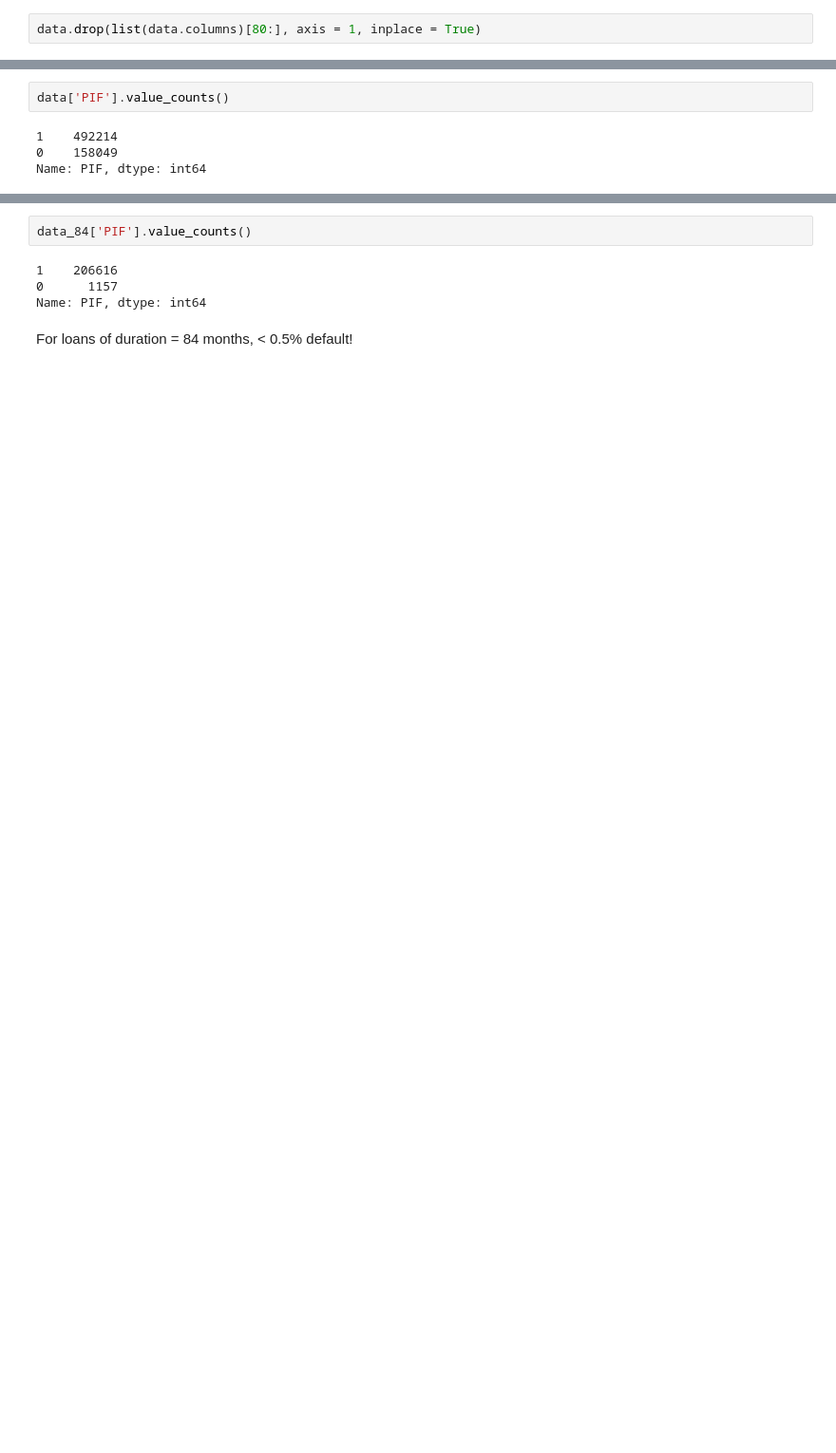
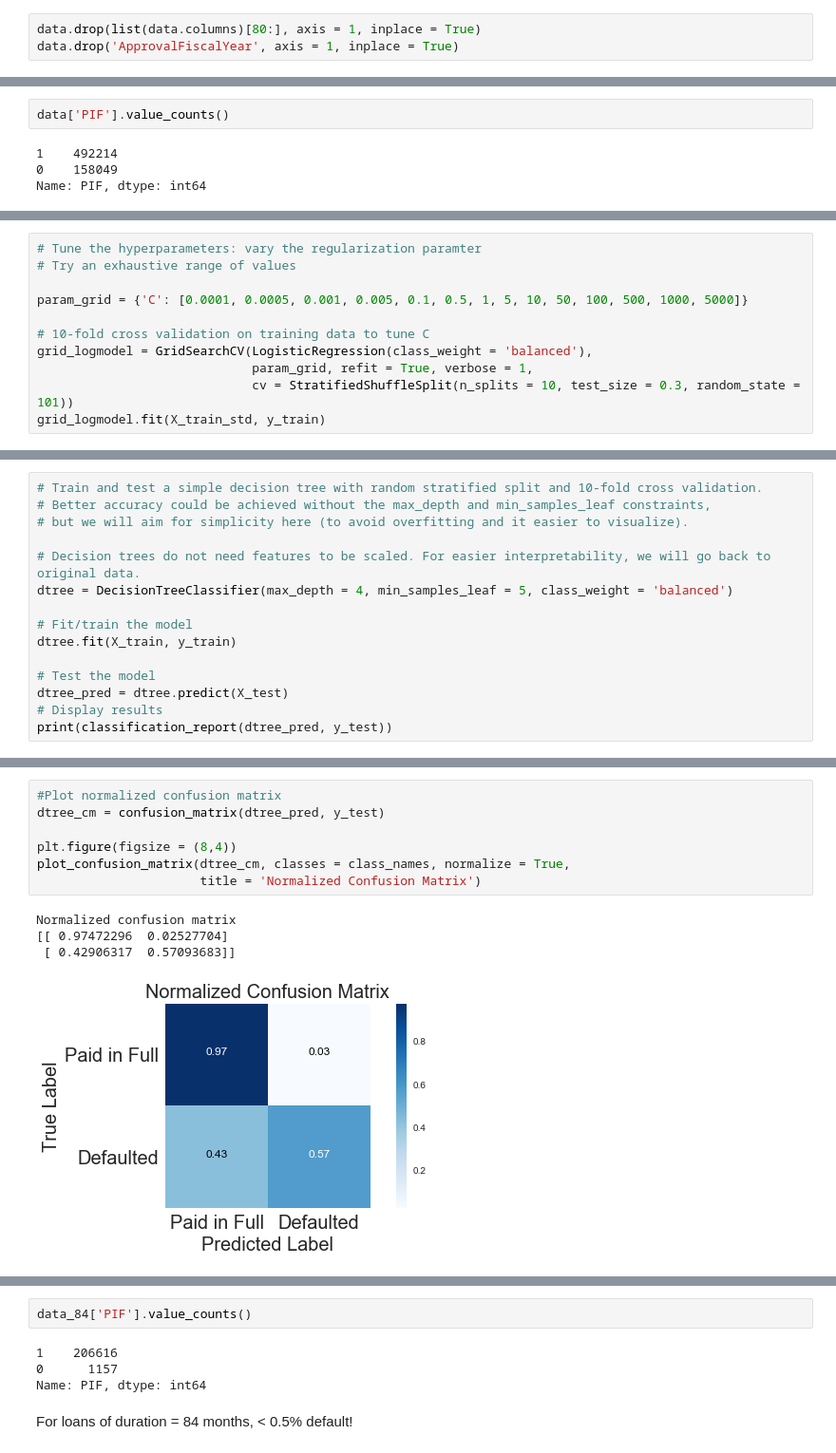
Before and after one commit to sanjanedic/SBARepay, a Jupyter notebook: SBARepayML.ipynb, the cells around one changed output, grey strips where cells are left out. Shown: that part at 95% size. Saved outputs shown, nothing was run; the diff lists cells and outputs as text; blank space fills up the shorter version.

```diff
--- a/SBARepayML.ipynb
+++ b/SBARepayML.ipynb
@@ -42,2 +60,3 @@ memory usage: 96.1+ MB
 # %%
 data.drop(list(data.columns)[80:], axis = 1, inplace = True)
+data.drop('ApprovalFiscalYear', axis = 1, inplace = True)
@@ -402,0 +191,11 @@ avg / total       0.99      0.99      0.99     62332
+# %%
+# Tune the hyperparameters: vary the regularization paramter
+# Try an exhaustive range of values
+
+param_grid = {'C': [0.0001, 0.0005, 0.001, 0.005, 0.1, 0.5, 1, 5, 10, 50, 100, 500, 1000, 5000]}
+
+# 10-fold cross validation on training data to tune C
+grid_logmodel = GridSearchCV(LogisticRegression(class_weight = 'balanced'),
+                             param_grid, refit = True, verbose = 1,
+                             cv = StratifiedShuffleSplit(n_splits = 10, test_size = 0.3, random_state = 101))
+grid_logmodel.fit(X_train_std, y_train)
@@ -402,0 +228,15 @@ avg / total       0.99      0.99      0.99     62332
+# %%
+# Train and test a simple decision tree with random stratified split and 10-fold cross validation.
+# Better accuracy could be achieved without the max_depth and min_samples_leaf constraints,
+# but we will aim for simplicity here (to avoid overfitting and it easier to visualize).
+
+# Decision trees do not need features to be scaled. For easier interpretability, we will go back to original data.
+dtree = DecisionTreeClassifier(max_depth = 4, min_samples_leaf = 5, class_weight = 'balanced')
+
+# Fit/train the model
+dtree.fit(X_train, y_train)
+
+# Test the model
+dtree_pred = dtree.predict(X_test)
+# Display results
+print(classification_report(dtree_pred, y_test))
@@ -402,0 +250,12 @@ avg / total       0.99      0.99      0.99     62332
+# %%
+#Plot normalized confusion matrix
+dtree_cm = confusion_matrix(dtree_pred, y_test)
+
+plt.figure(figsize = (8,4))
+plot_confusion_matrix(dtree_cm, classes = class_names, normalize = True,
+                      title = 'Normalized Confusion Matrix')
+# %% [output]
+Normalized confusion matrix
+[[ 0.97472296  0.02527704]
+ [ 0.42906317  0.57093683]]
+[figure, added]
```
Also changed, not shown: parts of 129 cells of this notebook.
